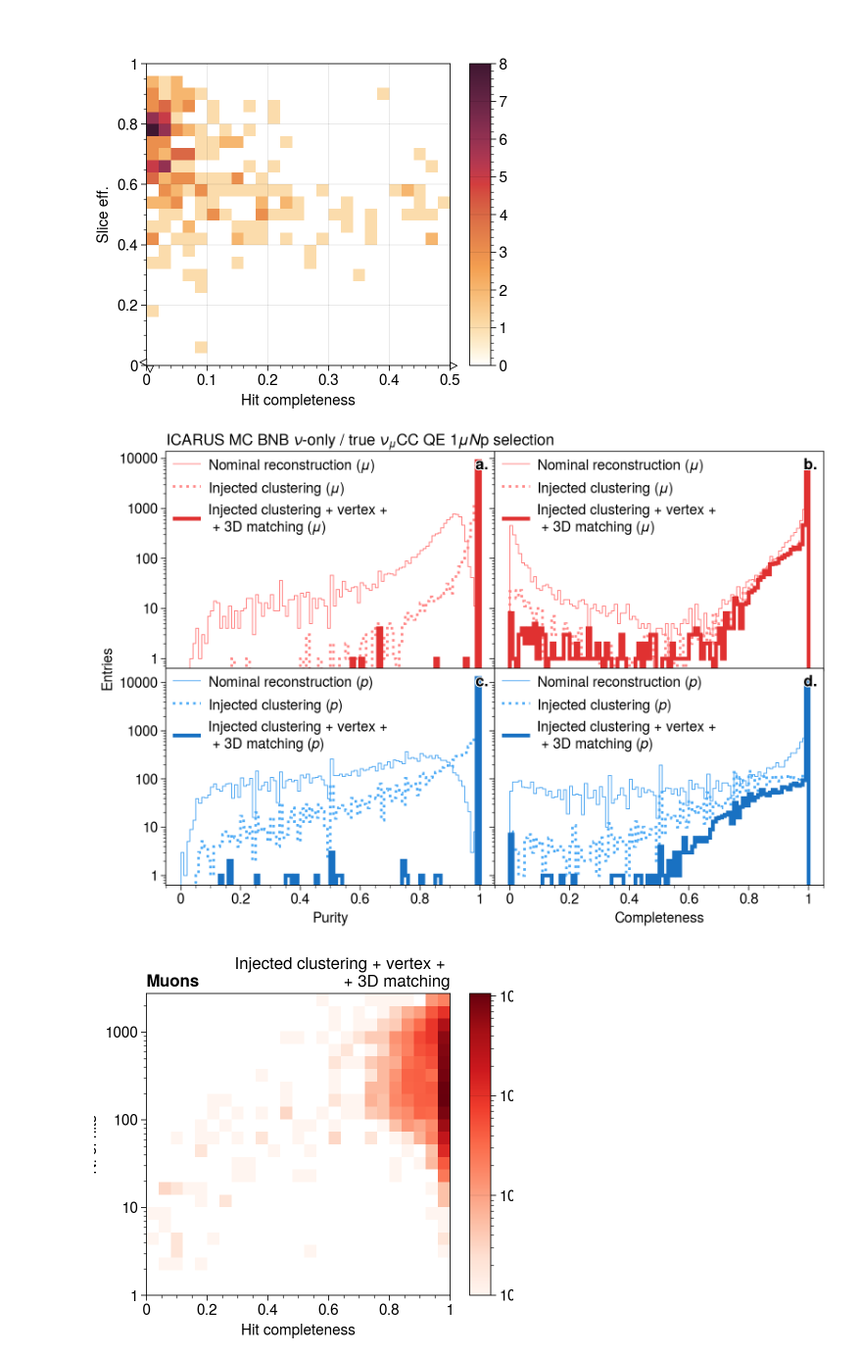
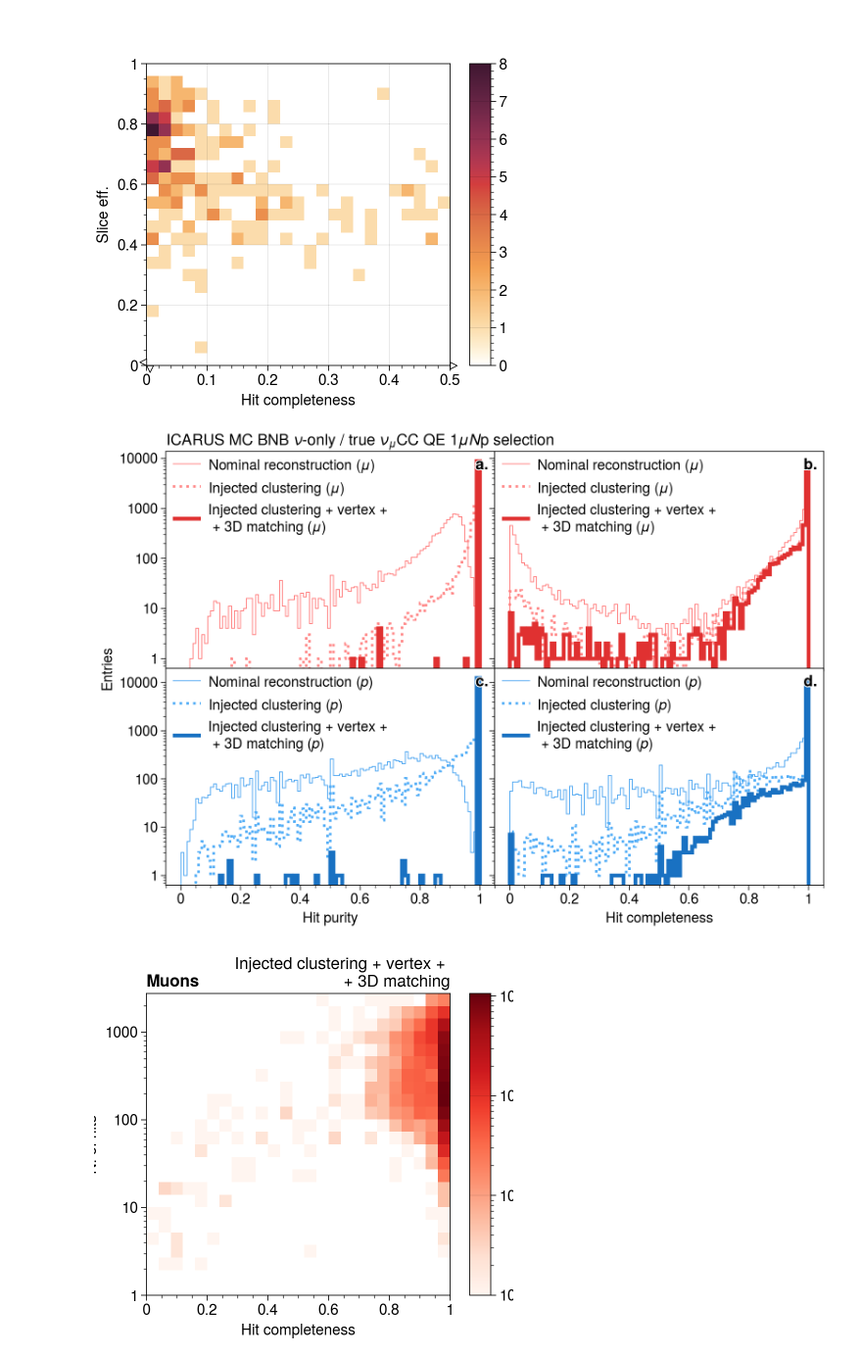
Before and after one commit to mattiasotgia/The_Empty_Hearse, a Jupyter notebook: notebooks/CCNp_v3_particleAna.ipynb, the cells around one changed output. Shown at 98% size. Drawn from its saved outputs; the diff is of its cells as text; code cells hidden in the pictures.

```diff
--- a/notebooks/CCNp_v3_particleAna.ipynb
+++ b/notebooks/CCNp_v3_particleAna.ipynb
@@ -207,14 +207,14 @@ fig, ax = plot.subplots(
 ax[0].format(ltitle=r'ICARUS MC BNB $\nu$-only / true $\nu_\mu$CC QE $1\mu N\mathrm{p}$ selection', )
 
 capitalise_title = {
-    'purity': 'Purity',
-    'completeness': 'Completeness'
+    'purity': 'Hit purity',
+    'completeness': 'Hit completeness'
 }
 
 # for axi, title in zip(ax, ['Purity', 'Completeness']*2):
 #     axi.format(ultitle=title)
 
-for idx, (loader, color, label) in enumerate(zip([CCNp_muonAna_recoTrue, CCNp_protonAna_recoTrue], ['red', 'blue'], ['$\\mu$', '$p$'])):
+for idx, (loader, color, label) in enumerate(zip([CCNp_muonAna, CCNp_protonAna], ['red', 'blue'], ['$\\mu$', '$p$'])):
     for jdx, var in enumerate(['purity', 'completeness']):
 
         (A, B, C, D), _ = loader.get(['nominal', 'cheated_2d', 'cheated_slicing', 'cheated_2d_slicing'], var, binning)
@@ -355,36 +407,36 @@ fig, ax = plot.subplots(
     abc='a.', abcloc='ur',
     yscale='log',
     # xscale='log'
 )
 
 ax[0].format(ltitle=r'ICARUS MC BNB $\nu$-only / true $\nu_\mu$CC QE $1\mu N\mathrm{p}$ selection', )
 
 capitalise_title = {
-    'purity': 'Purity',
-    'completeness': 'Completeness'
+    'purity': 'Hit purity',
+    'completeness': 'Hit completeness'
 }
 
 # for axi, title in zip(ax, ['Purity', 'Completeness']*2):
 #     axi.format(ultitle=title)
 
 for idx, (loader, color, label) in enumerate(zip([CCNp_muonAna, CCNp_protonAna], ['red', 'blue'], ['$\\mu$', '$p$'])):
     for jdx, var in enumerate(['purity', 'completeness']):
 
         (A, B, C), _ = loader.get(['nominal', 'cheated_2d', 'cheated_2d_vtx_3d'], var, binning)
         A0, _ = loader.get('nominal', var, binning)
         B0, _ = loader.get('cheated_2d', var, binning)
         C0, _ = loader.get('cheated_2d_vtx_3d', var, binning)
 
         hep.histplot(A0, ax=ax[idx,jdx], yerr=False, color=f'{color}5', label=f'{loader_formatted['nominal']} ({label})')
         hep.histplot(B0, ax=ax[idx,jdx], yerr=False, color=f'{color}4', lw=2, label=f'{loader_formatted['cheated_2d']} ({label})', ls=':')
         hep.histplot(C0, yerr=False, ax=ax[idx,jdx], color=f'{color}8', lw=3, label=f'{loader_formatted['cheated_2d_vtx_3d']} ({label})')
         # hep.histplot(D0, yerr=False, ax=ax[idx,jdx], color=f'{color}6', lw=2, label=f'{loader_formatted['cheated_2d_slicing']}', ls=':')
         ax[idx, jdx].format(xlabel=('' if idx==0 else capitalise_title[var]))
         ax[idx, jdx].legend(loc='ul', ncols=1)
 
 fig.savefig('plots_CCNp_test/toSlide_completeness_purity_3d.pdf', bbox_inches='tight')
 # %% [output]
-[figure, old version]
+[figure, new version]
 # %%
 binning= [hist.axis.Regular(25, 0, 1, flow=False), hist.axis.Variable(np.logspace(0, np.log10(2750), 25), flow=False)]
 A, a = CCNp_muonAna.get('cheated_2d_vtx_3d', ['completeness', 'nhit'], binning)
```
Also changed, not shown: parts of 6 cells of this notebook, 29 other files.
